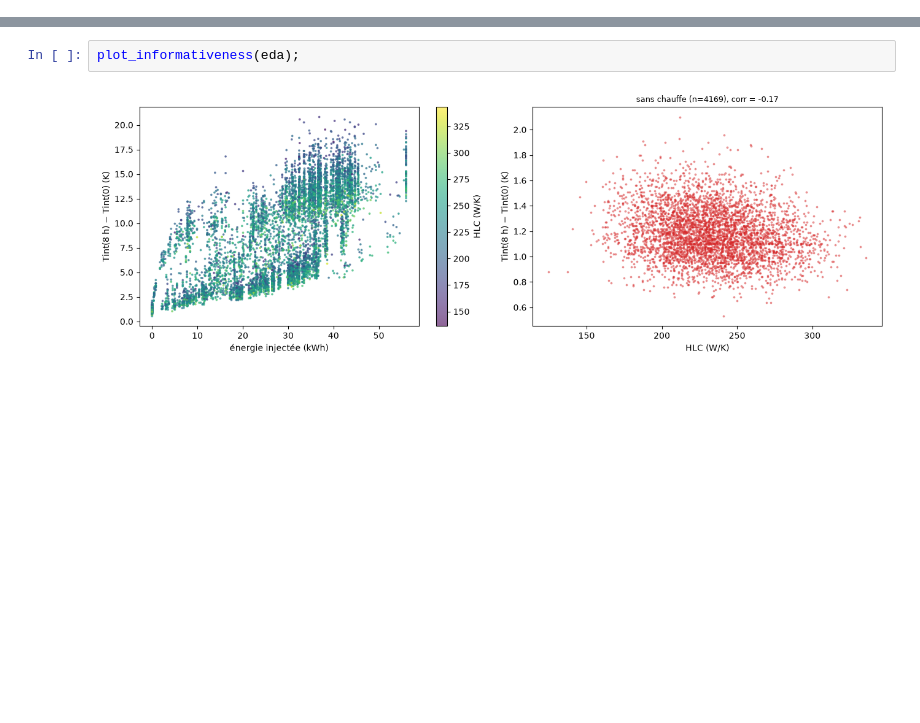
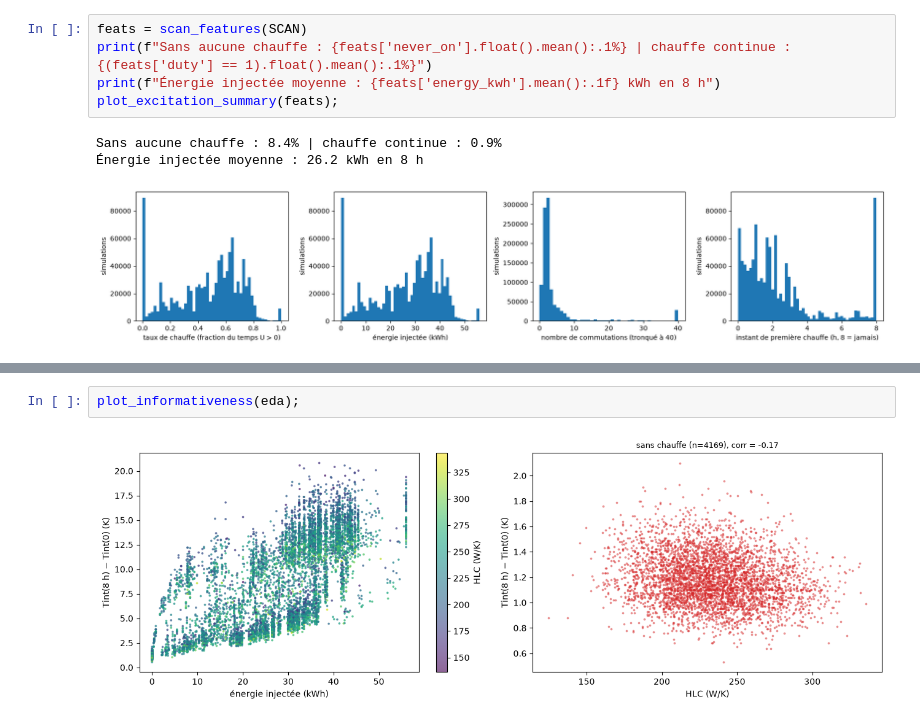
Before and after one commit to Fareshd049/coenergy-assessment, a Jupyter notebook: notebooks/report.ipynb, the cells around one changed output, grey strips where cells are left out. Cells and saved outputs as stored; diff of their text form; blank space fills up the shorter version.

```diff
--- a/notebooks/report.ipynb
+++ b/notebooks/report.ipynb
@@ -200,0 +184,9 @@ Conséquence importante : **environ 8,3 % des simulations ne chauffent jamais**.
+# %%
+feats = scan_features(SCAN)
+print(f"Sans aucune chauffe : {feats['never_on'].float().mean():.1%} | chauffe continue : {(feats['duty'] == 1).float().mean():.1%}")
+print(f"Énergie injectée moyenne : {feats['energy_kwh'].mean():.1f} kWh en 8 h")
+plot_excitation_summary(feats);
+# %% [output]
+Sans aucune chauffe : 8.4% | chauffe continue : 0.9%
+Énergie injectée moyenne : 26.2 kWh en 8 h
+[figure, added]
```
Also changed, not shown: parts of 119 cells of this notebook, 8 other files.
